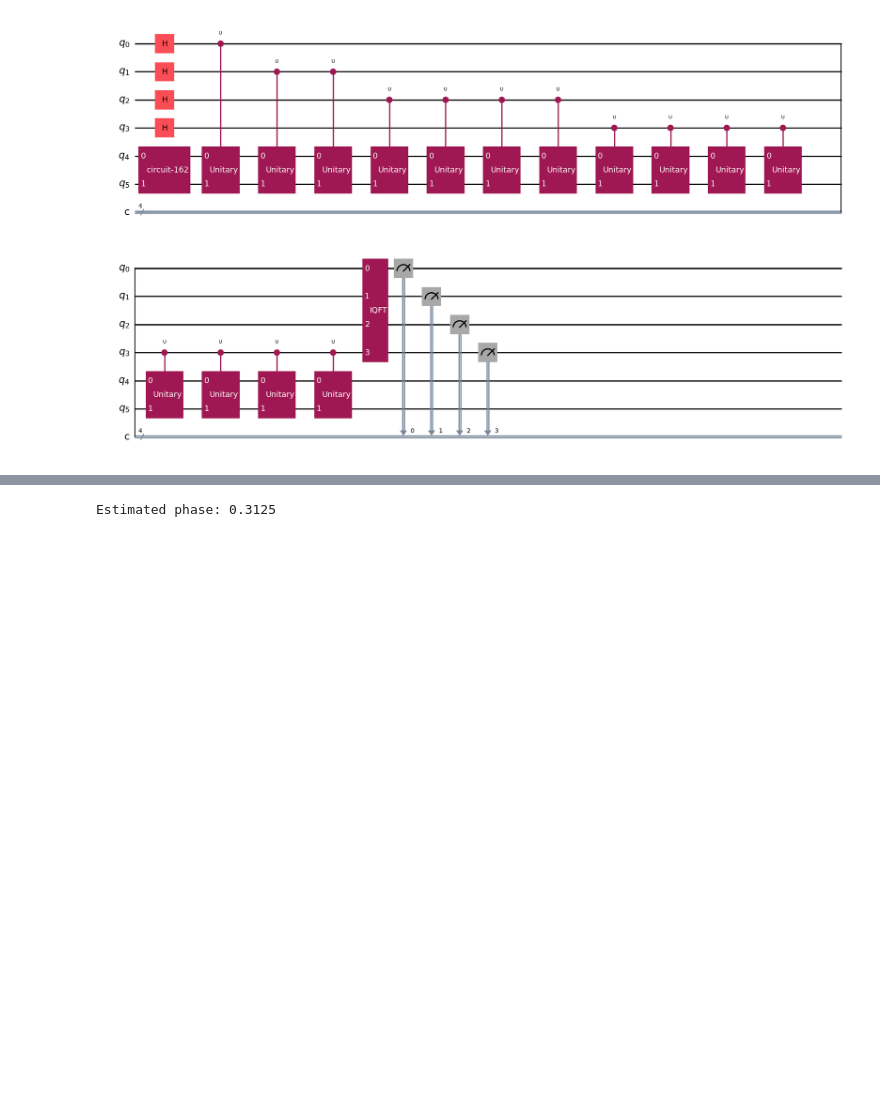
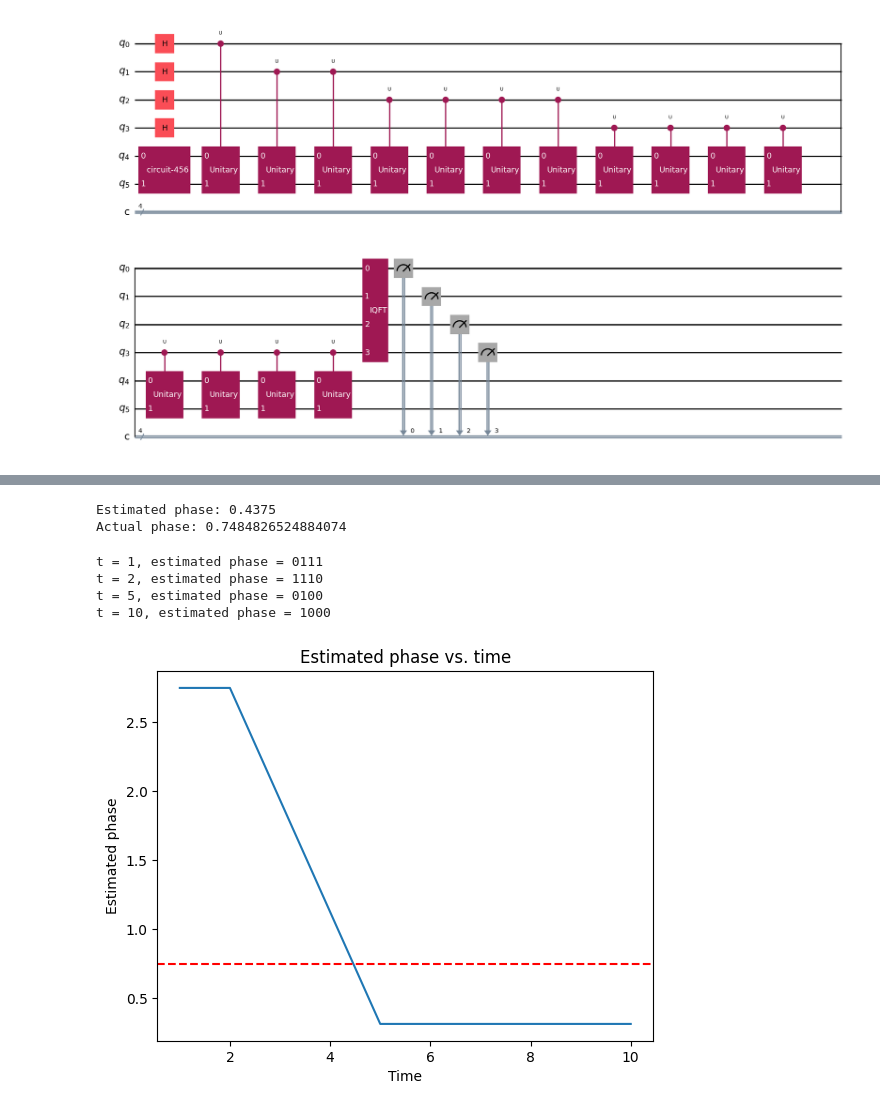
Before and after one commit to Rick0317/qDriftExtraPolation, a Jupyter notebook: jupyter/numerical_tests_qpe_only.ipynb, the cells around one changed output, grey strips where cells are left out. Saved outputs shown, nothing was run; the diff lists cells and outputs as text; code cells hidden in the pictures; blank space fills up the shorter version.

```diff
--- a/jupyter/numerical_tests_qpe_only.ipynb
+++ b/jupyter/numerical_tests_qpe_only.ipynb
@@ -64,5 +62,36 @@ plot_histogram(counts)
 # %%
 phase = int(max(counts, key=counts.get), 2) / 2**4
 print(f"Estimated phase: {phase}")
+print(f"Actual phase: {rand_eigenvalue * time % 1}")
 # %% [output]
-Estimated phase: 0.3125
+Estimated phase: 0.4375
+Actual phase: 0.7484826524884074
+# %%
+times = [1, 2, 5, 10]
+phases = []
+for t in times:
+    U = exponentiate_hamiltonian(H, t)
+    qpe_circuit = standard_qpe(unitary=U, eigenstate=qc_eigenstate, num_ancilla=4)
+    qpe_circuit_transpiled = transpile(qpe_circuit, simulator)
+    result = simulator.run(qpe_circuit_transpiled).result()
+    counts = result.get_counts(qpe_circuit_transpiled)
+    most_common_bitstring = max(counts, key=counts.get)
+    print(f"t = {t}, estimated phase = {most_common_bitstring}")
+    # we need to scale the phase by the time t
+    phase = np.pi * 2 * int(most_common_bitstring, 2) / (2**4 * t )
+    phases.append(phase)
+# %% [output]
+t = 1, estimated phase = 0111
+t = 2, estimated phase = 1110
+t = 5, estimated phase = 0100
+t = 10, estimated phase = 1000
+# %%
+plt.plot(times, phases)
+plt.xlabel("Time")
+plt.ylabel("Estimated phase")
+plt.title("Estimated phase vs. time")
+# draw the actual phase as a horizontal line
+plt.axhline(y=rand_eigenvalue % 1, color='r', linestyle='--')
+plt.show()
+# %% [output]
+[figure, added]
```
Also changed, not shown: parts of 2 cells of this notebook, 1 other file.
